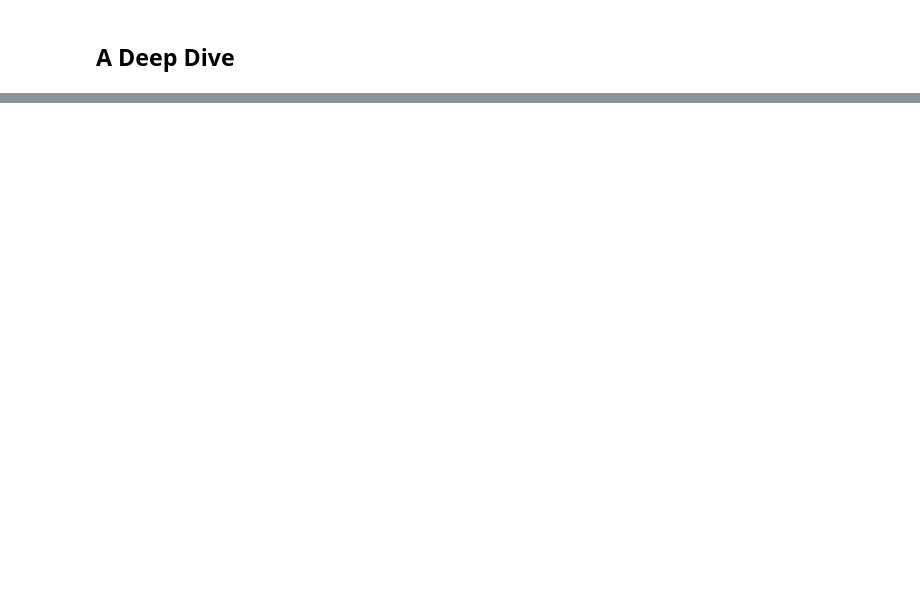
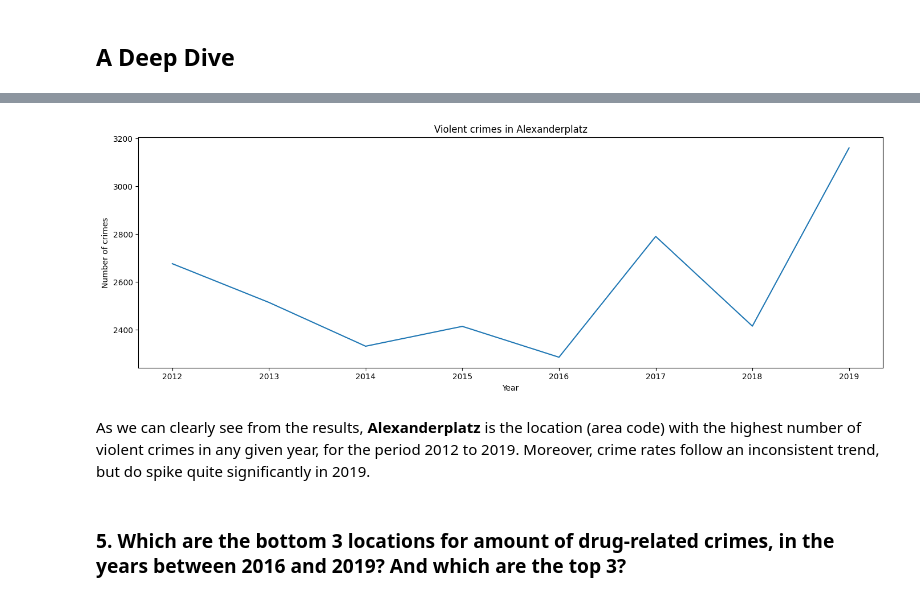
Before and after one commit to richim96/ironhack-berlin-crimes-eda, a Jupyter notebook: berlin_crimes_eda.ipynb, the cells around one changed output, grey strips where cells are left out. Saved outputs shown, nothing was run; the diff lists cells and outputs as text; code cells hidden in the pictures; blank space fills up the shorter version.

```diff
--- a/berlin_crimes_eda.ipynb
+++ b/berlin_crimes_eda.ipynb
@@ -151,0 +160,3 @@ DatabaseError: Execution failed on sql 'SELECT Year, District, Code, Location, R
+# %%
+# Open db connection
+conn: sa.Connection = engine.connect()
@@ -153,0 +341,28 @@ DatabaseError: Execution failed on sql 'SELECT Year, District, Code, Location, R
+# %%
+location_violent_crimes_by_year: pd.DataFrame = pd.read_sql_query(
+    sa.text("""
+        WITH location_violent_crimes_by_year_cte AS (
+            SELECT
+                `Year`,
+                `Location`,
+                Code,
+                District,
+                SUM(Robbery + Street_robbery + Injury + Agg_assault + Threat) AS Violent_crimes
+            FROM berlin_crimes
+            GROUP BY `Year`, `Location`, Code
+        )
+
+        SELECT
+            `Year`,
+            `Location`,
+            Code,
+            District,
+            MAX(Violent_crimes) AS Violent_crimes
+        FROM location_violent_crimes_by_year_cte
+        GROUP BY `Year`
+        ORDER BY `Year` ASC;
+    """),
+    con=conn
+)
+
+display(location_violent_crimes_by_year)
@@ -153,0 +379,19 @@ DatabaseError: Execution failed on sql 'SELECT Year, District, Code, Location, R
+# %%
+plt.figure(figsize=(14, 5))
+
+ax: Axes = sns.lineplot(
+    data=location_violent_crimes_by_year,
+    x="Year",
+    y="Violent_crimes"
+)
+ax.set_title("Violent crimes in Alexanderplatz")
+ax.set_ylabel("Number of crimes")
+
+plt.tight_layout()
+plt.show()
+# %% [output]
+[figure, added]
+# %% [markdown]
+As we can clearly see from the results, **Alexanderplatz** is the location (area code) with the highest number of violent crimes in any given year, for the period 2012 to 2019. Moreover, crime rates follow an inconsistent trend, but do spike quite significantly in 2019.
+# %% [markdown]
+### 5. Which are the bottom 3 locations for amount of drug-related crimes, in the years between 2016 and 2019? And which are the top 3?
```
Also changed, not shown: parts of 58 cells of this notebook, 5 other files.
